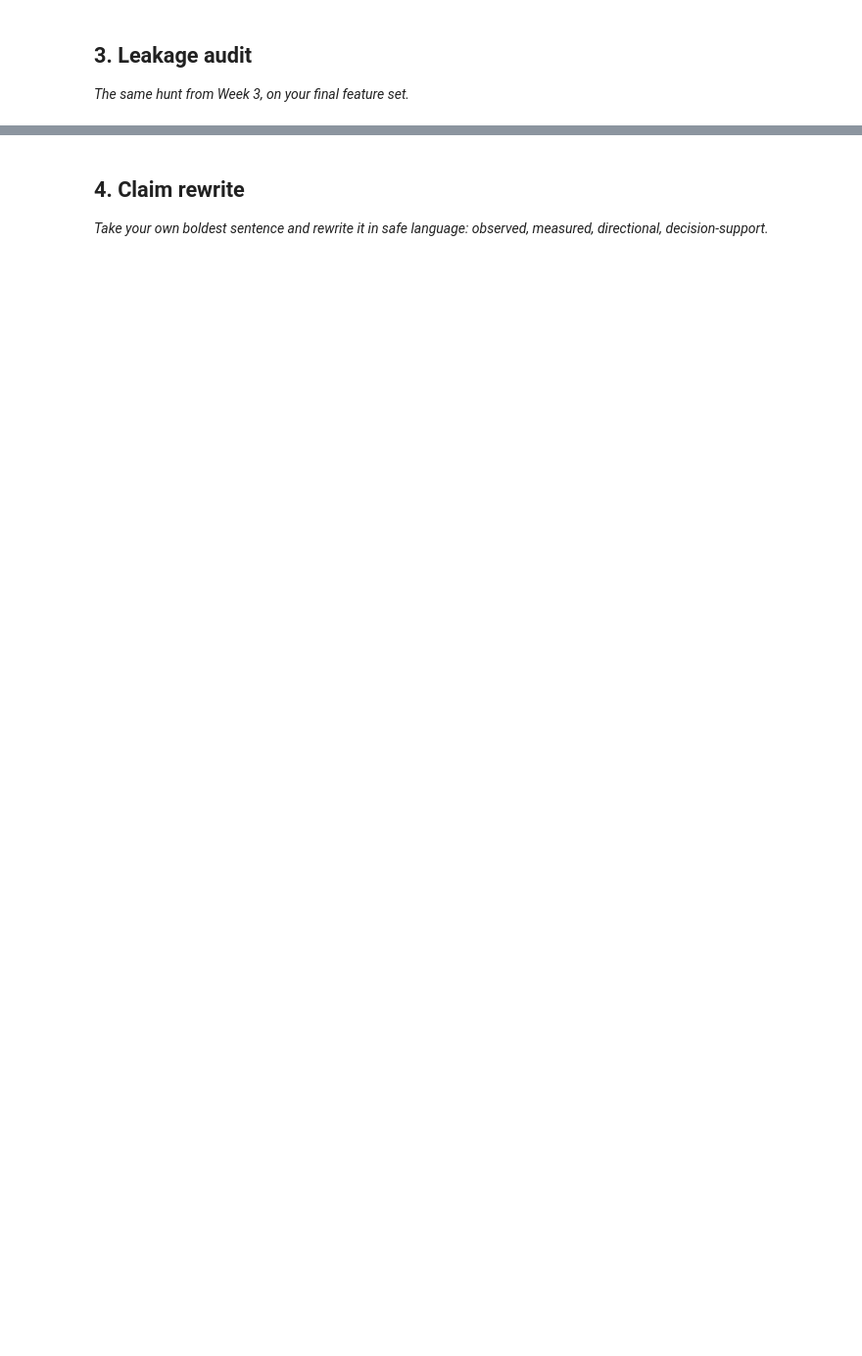
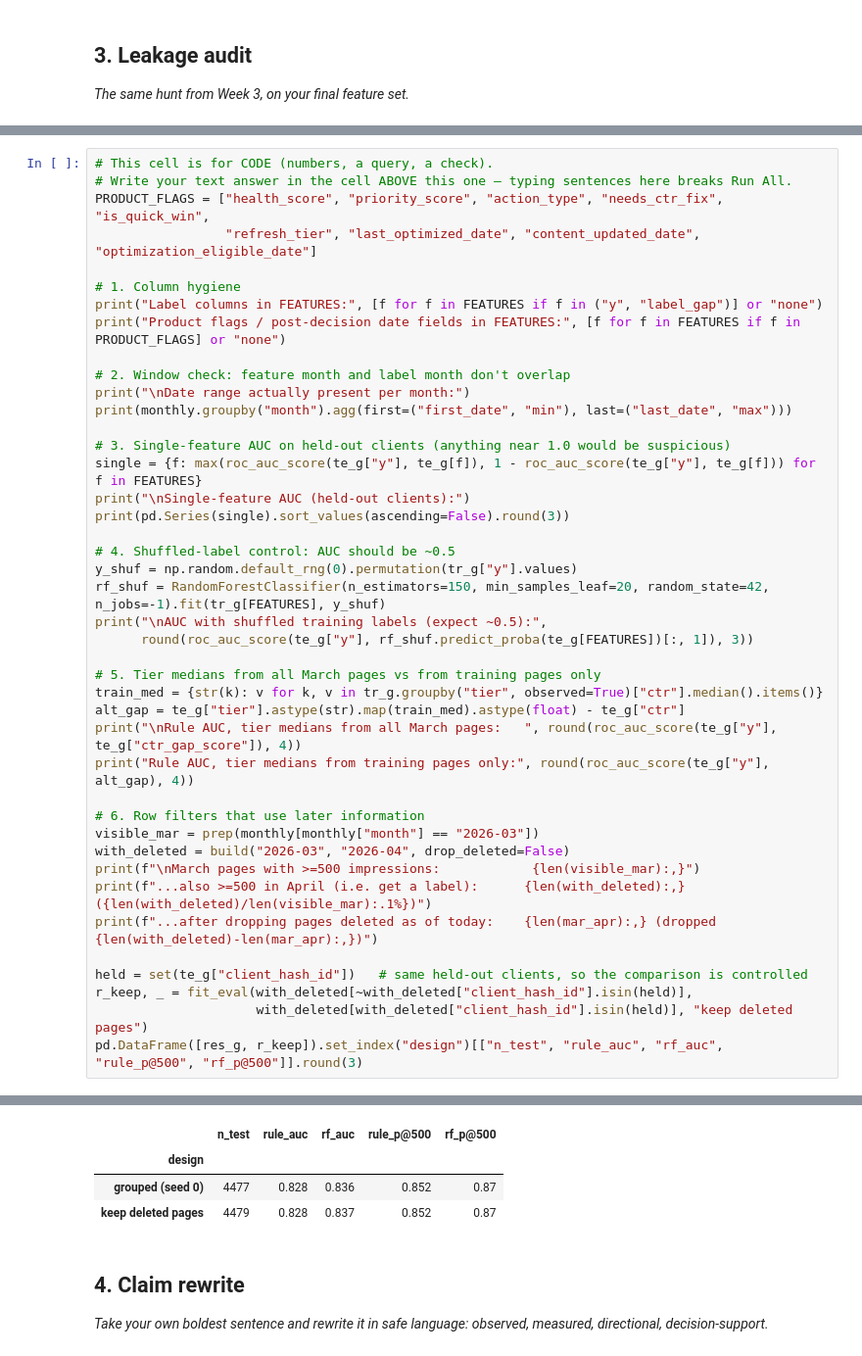
Before and after one commit to dhruvaiyer2-netizen/FlyRankMLProject, a Jupyter notebook: work/notebooks/w06_validation_audit.ipynb, the cells around one changed output, grey strips where cells are left out. Shown at 98% size. Cells and saved outputs as stored; diff of their text form; blank space fills up the shorter version.

```diff
--- a/work/notebooks/w06_validation_audit.ipynb
+++ b/work/notebooks/w06_validation_audit.ipynb
@@ -29,0 +242,43 @@ This skeleton is yours to fill. Work the sections **in order** — each one has
+# %%
+# This cell is for CODE (numbers, a query, a check).
+# Write your text answer in the cell ABOVE this one — typing sentences here breaks Run All.
+PRODUCT_FLAGS = ["health_score", "priority_score", "action_type", "needs_ctr_fix", "is_quick_win",
+                 "refresh_tier", "last_optimized_date", "content_updated_date", "optimization_eligible_date"]
+
+# 1. Column hygiene
+print("Label columns in FEATURES:", [f for f in FEATURES if f in ("y", "label_gap")] or "none")
+print("Product flags / post-decision date fields in FEATURES:", [f for f in FEATURES if f in PRODUCT_FLAGS] or "none")
+
+# 2. Window check: feature month and label month don't overlap
+print("\nDate range actually present per month:")
+print(monthly.groupby("month").agg(first=("first_date", "min"), last=("last_date", "max")))
+
+# 3. Single-feature AUC on held-out clients (anything near 1.0 would be suspicious)
+single = {f: max(roc_auc_score(te_g["y"], te_g[f]), 1 - roc_auc_score(te_g["y"], te_g[f])) for f in FEATURES}
+print("\nSingle-feature AUC (held-out clients):")
+print(pd.Series(single).sort_values(ascending=False).round(3))
+
+# 4. Shuffled-label control: AUC should be ~0.5
+y_shuf = np.random.default_rng(0).permutation(tr_g["y"].values)
+rf_shuf = RandomForestClassifier(n_estimators=150, min_samples_leaf=20, random_state=42, n_jobs=-1).fit(tr_g[FEATURES], y_shuf)
+print("\nAUC with shuffled training labels (expect ~0.5):",
+      round(roc_auc_score(te_g["y"], rf_shuf.predict_proba(te_g[FEATURES])[:, 1]), 3))
+
+# 5. Tier medians from all March pages vs from training pages only
+train_med = {str(k): v for k, v in tr_g.groupby("tier", observed=True)["ctr"].median().items()}
+alt_gap = te_g["tier"].astype(str).map(train_med).astype(float) - te_g["ctr"]
+print("\nRule AUC, tier medians from all March pages:   ", round(roc_auc_score(te_g["y"], te_g["ctr_gap_score"]), 4))
+print("Rule AUC, tier medians from training pages only:", round(roc_auc_score(te_g["y"], alt_gap), 4))
+
+# 6. Row filters that use later information
+visible_mar = prep(monthly[monthly["month"] == "2026-03"])
+with_deleted = build("2026-03", "2026-04", drop_deleted=False)
+print(f"\nMarch pages with >=500 impressions:            {len(visible_mar):,}")
+print(f"...also >=500 in April (i.e. get a label):      {len(with_deleted):,} ({len(with_deleted)/len(visible_mar):.1%})")
+print(f"...after dropping pages deleted as of today:    {len(mar_apr):,} (dropped {len(with_deleted)-len(mar_apr):,})")
+
+held = set(te_g["client_hash_id"])   # same held-out clients, so the comparison is controlled
+r_keep, _ = fit_eval(with_deleted[~with_deleted["client_hash_id"].isin(held)],
+                     with_deleted[with_deleted["client_hash_id"].isin(held)], "keep deleted pages")
+pd.DataFrame([res_g, r_keep]).set_index("design")[["n_test", "rule_auc", "rf_auc", "rule_p@500", "rf_p@500"]].round(3)
+# %% [output]
@@ -30,3 +302,7 @@ This skeleton is yours to fill. Work the sections **in order** — each one has
+|  | n_test | rule_auc | rf_auc | rule_p@500 | rf_p@500 |
+| design |  |  |  |  |  |
+| grouped (seed 0) | 4477 | 0.828 | 0.836 | 0.852 | 0.87 |
+| keep deleted pages | 4479 | 0.828 | 0.837 | 0.852 | 0.87 |
 # %% [markdown]
 ## 4. Claim rewrite
 
```
Also changed, not shown: parts of 9 cells of this notebook.
